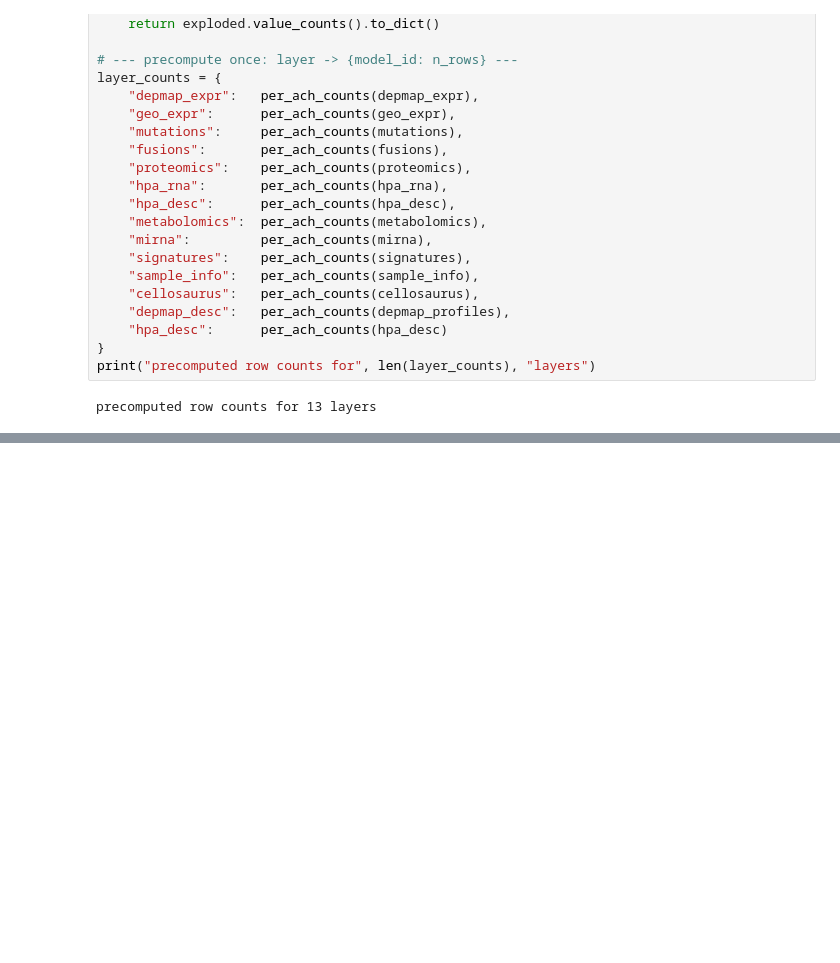
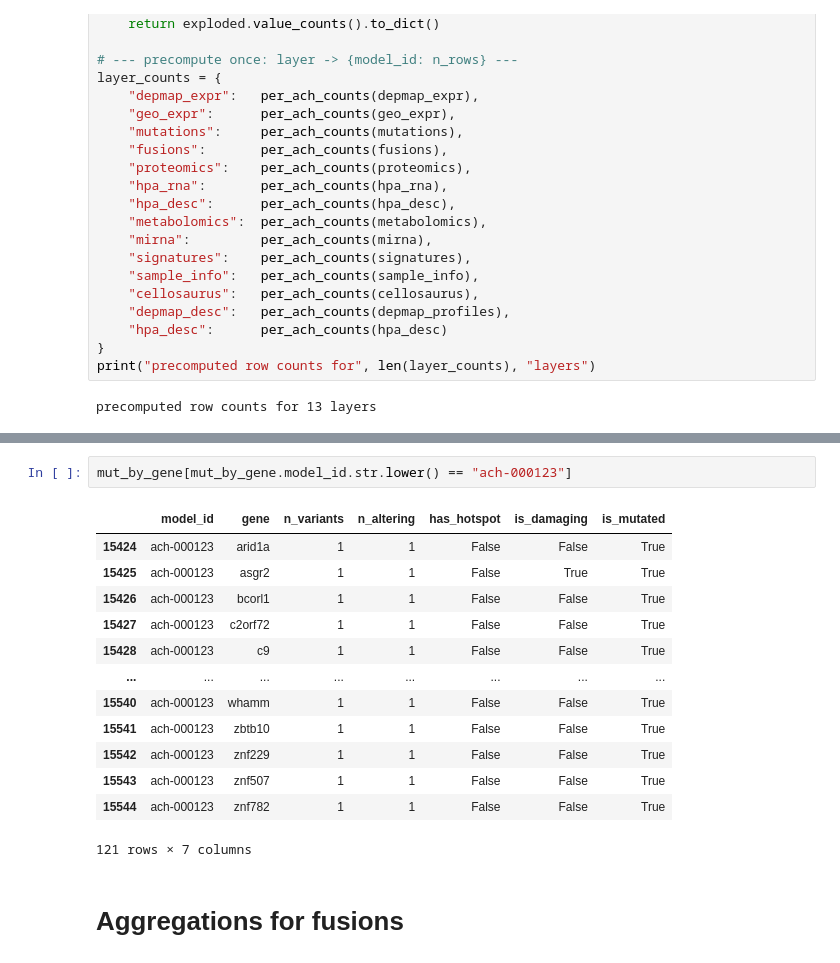
Before and after one commit to UoB-AstraZeneca-25-26/UoB-GeneTraceAI-25-26, a Jupyter notebook: src/Track - D/00_data_harmonisation_pipeline.ipynb, the cells around one changed output, grey strips where cells are left out. Cells and saved outputs as stored; diff of their text form; blank space fills up the shorter version.

```diff
--- a/src/Track - D/00_data_harmonisation_pipeline.ipynb
+++ b/src/Track - D/00_data_harmonisation_pipeline.ipynb
@@ -1813,0 +2027,18 @@ gene: ensg00000000003  ->  1477 cell lines
+# %%
+mut_by_gene[mut_by_gene.model_id.str.lower() == "ach-000123"]
+# %% [output]
+|  | model_id | gene | n_variants | n_altering | has_hotspot | is_damaging | is_mutated |
+| 15424 | ach-000123 | arid1a | 1 | 1 | False | False | True |
+| 15425 | ach-000123 | asgr2 | 1 | 1 | False | True | True |
+| 15426 | ach-000123 | bcorl1 | 1 | 1 | False | False | True |
+| 15427 | ach-000123 | c2orf72 | 1 | 1 | False | False | True |
+| 15428 | ach-000123 | c9 | 1 | 1 | False | False | True |
+| ... | ... | ... | ... | ... | ... | ... | ... |
+| 15540 | ach-000123 | whamm | 1 | 1 | False | False | True |
+| 15541 | ach-000123 | zbtb10 | 1 | 1 | False | False | True |
+| 15542 | ach-000123 | znf229 | 1 | 1 | False | False | True |
+| 15543 | ach-000123 | znf507 | 1 | 1 | False | False | True |
+| 15544 | ach-000123 | znf782 | 1 | 1 | False | False | True |
+121 rows × 7 columns
+# %% [markdown]
+# Aggregations for fusions
```
Also changed, not shown: parts of 44 cells of this notebook.
